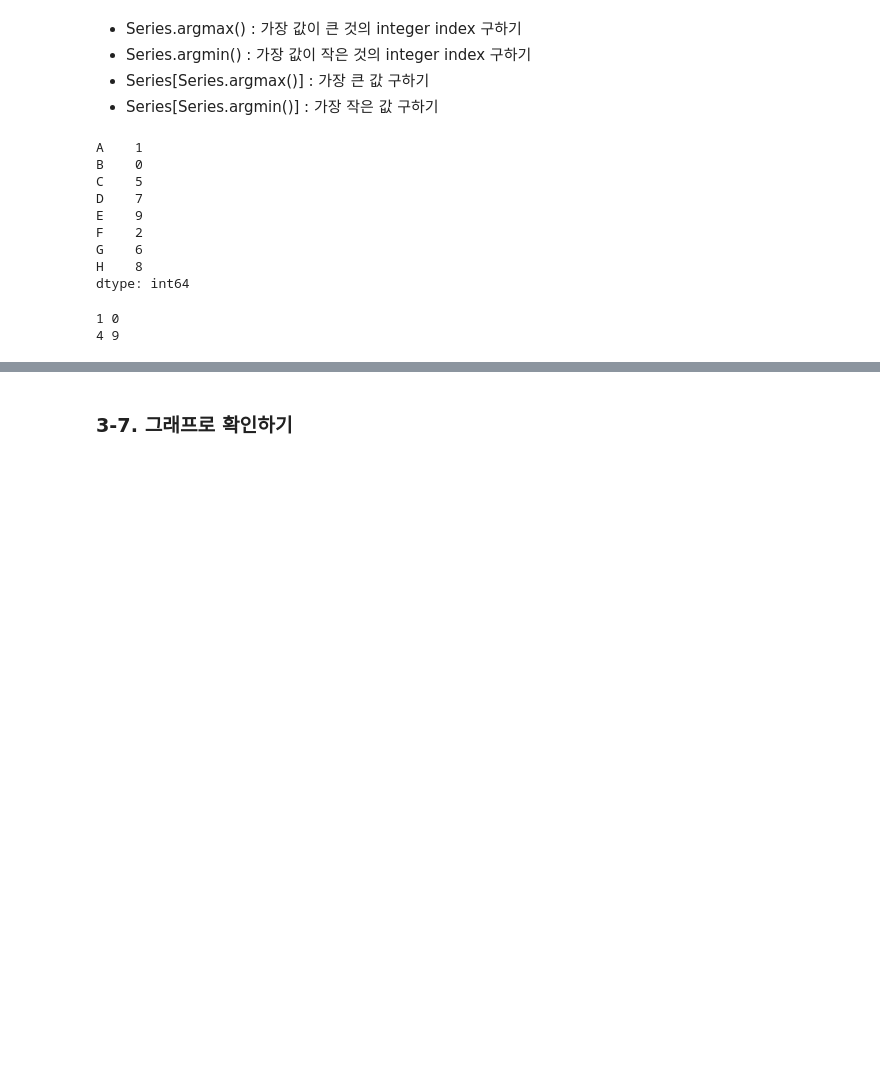
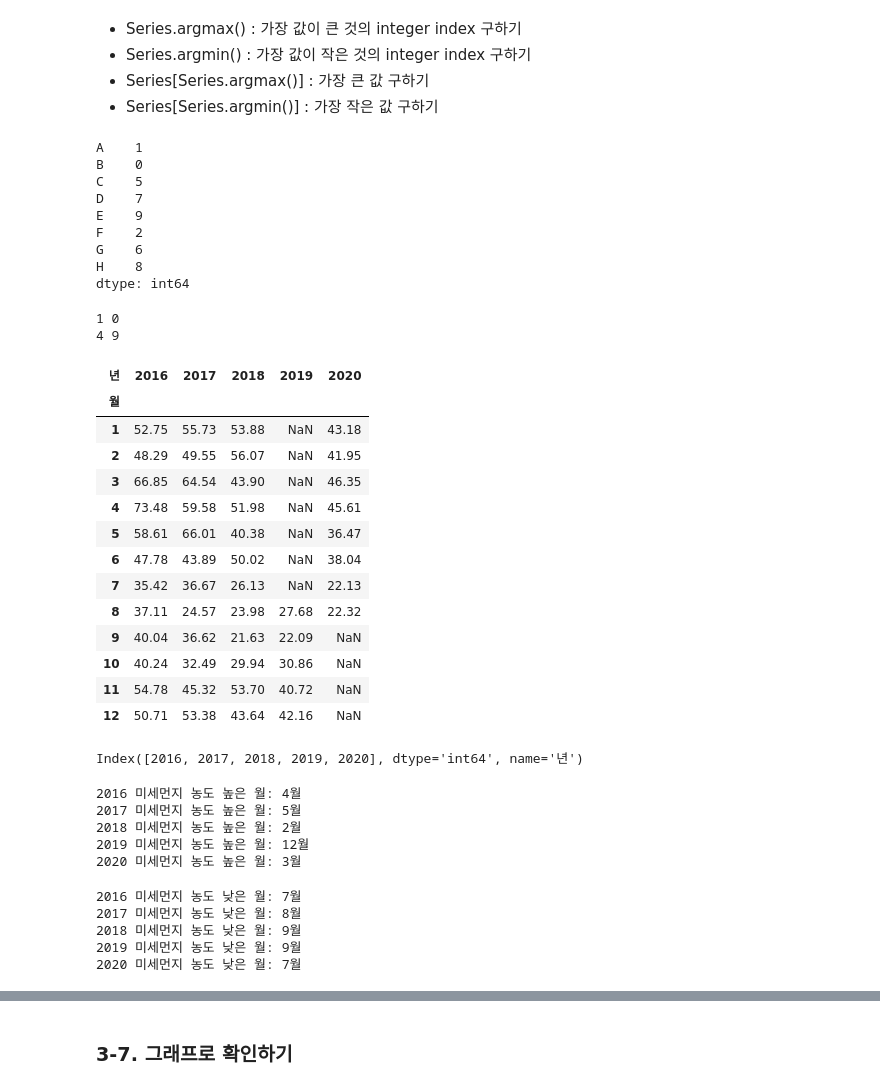
Before and after one commit to JM-world/BigData.Analysis.Article-Practical.skills, a Jupyter notebook: 1.pandas/[pandas_03]_fine_dust_LAB.ipynb, the cells around one changed output, grey strips where cells are left out. Drawn from its saved outputs; the diff is of its cells as text; code cells hidden in the pictures; blank space fills up the shorter version.

```diff
--- a/1.pandas/[pandas_03]_fine_dust_LAB.ipynb
+++ b/1.pandas/[pandas_03]_fine_dust_LAB.ipynb
@@ -785,10 +890,50 @@ print(b, s[b])
 4 9
 # %%
 # [3-50] 2016년 ~ 2020년도 미세먼지 농도가 가장 높은 월의 위치
+temp = df_dust.pivot_table(index='월', columns='년', values='미세먼지(㎍/㎥)')
+temp
+# %% [output]
+| 년 | 2016 | 2017 | 2018 | 2019 | 2020 |
+| 월 |  |  |  |  |  |
+| 1 | 52.75 | 55.73 | 53.88 | NaN | 43.18 |
+| 2 | 48.29 | 49.55 | 56.07 | NaN | 41.95 |
+| 3 | 66.85 | 64.54 | 43.90 | NaN | 46.35 |
+| 4 | 73.48 | 59.58 | 51.98 | NaN | 45.61 |
+| 5 | 58.61 | 66.01 | 40.38 | NaN | 36.47 |
+| 6 | 47.78 | 43.89 | 50.02 | NaN | 38.04 |
+| 7 | 35.42 | 36.67 | 26.13 | NaN | 22.13 |
+| 8 | 37.11 | 24.57 | 23.98 | 27.68 | 22.32 |
+| 9 | 40.04 | 36.62 | 21.63 | 22.09 | NaN |
+| 10 | 40.24 | 32.49 | 29.94 | 30.86 | NaN |
+| 11 | 54.78 | 45.32 | 53.70 | 40.72 | NaN |
+| 12 | 50.71 | 53.38 | 43.64 | 42.16 | NaN |
+# %%
+temp.columns
+# %% [output]
+Index([2016, 2017, 2018, 2019, 2020], dtype='int64', name='년')
+# %%
+for year in [2016, 2017, 2018, 2019, 2020]:
+    idx = temp[year].argmax()
+    print(f'{year} 미세먼지 농도 높은 월: {temp.index[idx]}월')
+# %% [output]
+2016 미세먼지 농도 높은 월: 4월
+2017 미세먼지 농도 높은 월: 5월
+2018 미세먼지 농도 높은 월: 2월
+2019 미세먼지 농도 높은 월: 12월
+2020 미세먼지 농도 높은 월: 3월
 # %%
 # 2019년 데이터 중 1~7월이 없기 때문에 12월이 나옴
 # %%
 # [3-51] 2016년 ~ 2020년도 미세먼지 농도가 가장 낮은 월의 위치
+for year in [2016, 2017, 2018, 2019, 2020]:
+    idx = temp[year].argmin()
+    print(f'{year} 미세먼지 농도 낮은 월: {temp.index[idx]}월')
+# %% [output]
+2016 미세먼지 농도 낮은 월: 7월
+2017 미세먼지 농도 낮은 월: 8월
+2018 미세먼지 농도 낮은 월: 9월
+2019 미세먼지 농도 낮은 월: 9월
+2020 미세먼지 농도 낮은 월: 7월
 # %%
 # 2020년 데이터 중 9-12월이 없기 때문에 7월이 나옴
 # %%
```
Also changed, not shown: parts of 14 cells of this notebook.
